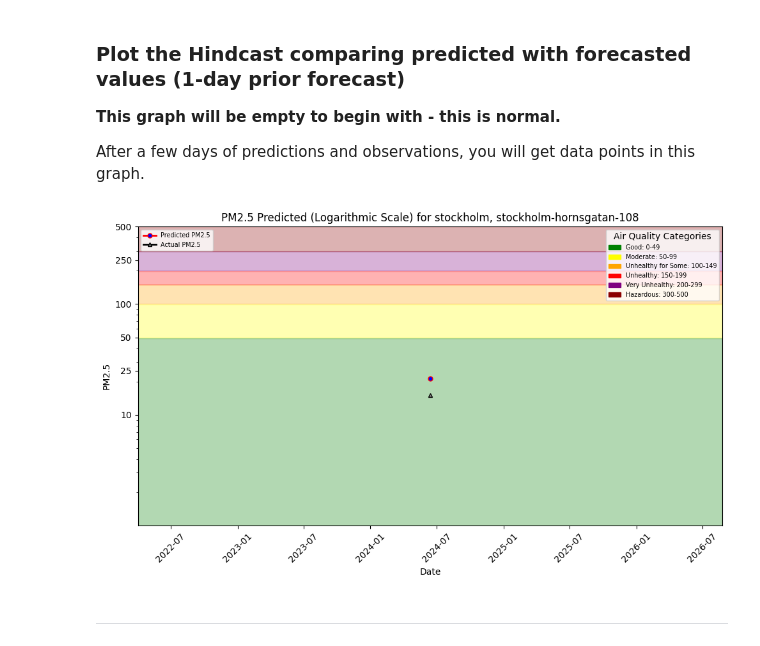
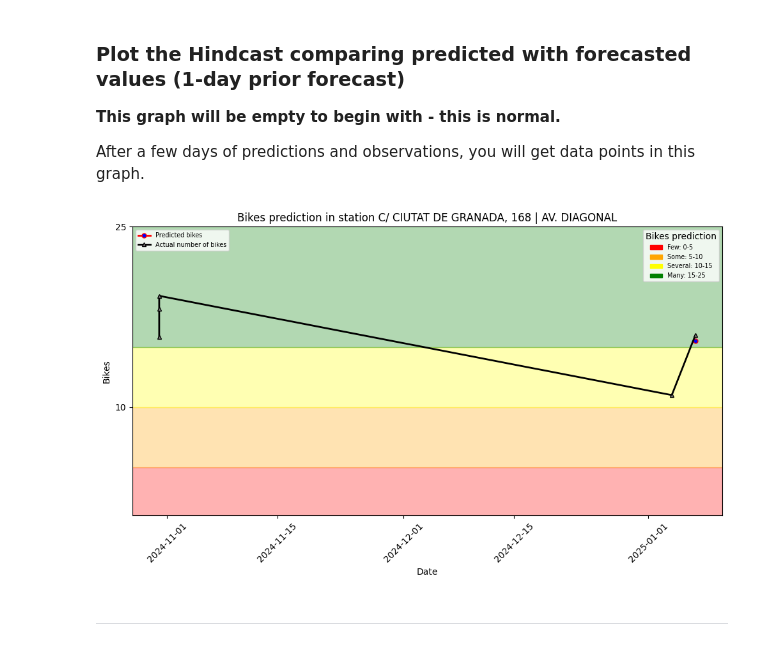
Before and after one commit to juliatribo/Bikes-prediction, a Jupyter notebook: notebooks/ch03/4_air_quality_batch_inference.ipynb, the cells around one changed output. Saved outputs shown, nothing was run; the diff lists cells and outputs as text; code cells hidden in the pictures.

```diff
--- a/notebooks/ch03/4_air_quality_batch_inference.ipynb
+++ b/notebooks/ch03/4_air_quality_batch_inference.ipynb
@@ -203,9 +200,8 @@ memory usage: 62.0+ bytes
 Draw a graph of the predictions with dates as a PNG and save it to the github repo
 Show it on github pages
 # %%
-file_path = "../../docs/air-quality/assets/img/pm25_forecast.png"
+file_path = "../../docs/bikes/assets/img/bikes_prediction.png"
 # rename predicted_num_bikes_available to num_bikes_available
-batch_data.rename(columns={'predicted_num_bikes_available': 'num_bikes_available'}, inplace=True)
 plt = util.plot_bikes_prediction(batch_data, file_path)
 plt.show()
 # %% [output]
@@ -236,5 +233,5 @@ https://c.app.hopsworks.ai/p/398/jobs/named/aq_predictions_1_offline_fg_material
 # %%
 # We will create a hindcast chart for  only the forecasts made 1 day beforehand
-monitoring_df = monitor_fg.filter(monitor_fg.days_before_forecast_day == 1).read()
+monitoring_df = monitor_fg.read().sort_values(by='date', ascending=False).head(5)
 monitoring_df
 # %% [output]
@@ -244,8 +241,9 @@ Finished: Reading data from Hopsworks, using Hopsworks Feature Query Service (0.
 # %%
-air_quality_fg = fs.get_feature_group(
-    name='air_quality',
+bikes_fg = fs.get_feature_group(
+    name='bikes',
     version=1,
 )
-air_quality_df = air_quality_fg.read()
-air_quality_df
+bikes_df = bikes_fg.read()
+bikes_df = bikes_df.sort_values(by='date', ascending=False).head(5)
+bikes_df
 # %% [output]
@@ -285,0 +257,7 @@ https://c.app.hopsworks.ai/p/398/jobs/named/aq_predictions_1_offline_fg_material
+# %%
+outcome_df = bikes_df[['date', 'num_bikes_available']]
+preds_df =  monitoring_df[['date', 'predicted_num_bikes_available']]
+
+hindcast_df = pd.merge(preds_df, outcome_df, on="date", how="outer")
+hindcast_df = hindcast_df.sort_values(by=['date'])
+hindcast_df
@@ -290,10 +276,10 @@ __This graph will be empty to begin with - this is normal.__
 
 After a few days of predictions and observations, you will get data points in this graph.
 # %%
-file_path = "../../docs/air-quality/assets/img/pm25_hindcast_1day.png"
-plt = util.plot_air_quality_forecast(city, street, hindcast_df, file_path, hindcast=True)
+file_path = "../../docs/bikes/assets/img/bikes_hindcast.png"
+plt = util.plot_bikes_prediction(hindcast_df, file_path, hindcast=True)
 plt.show()
 # %% [output]
-[figure, old version]
+[figure, new version]
 # %% [markdown]
 ---
```
Also changed, not shown: parts of 16 cells of this notebook, 14 other files.
